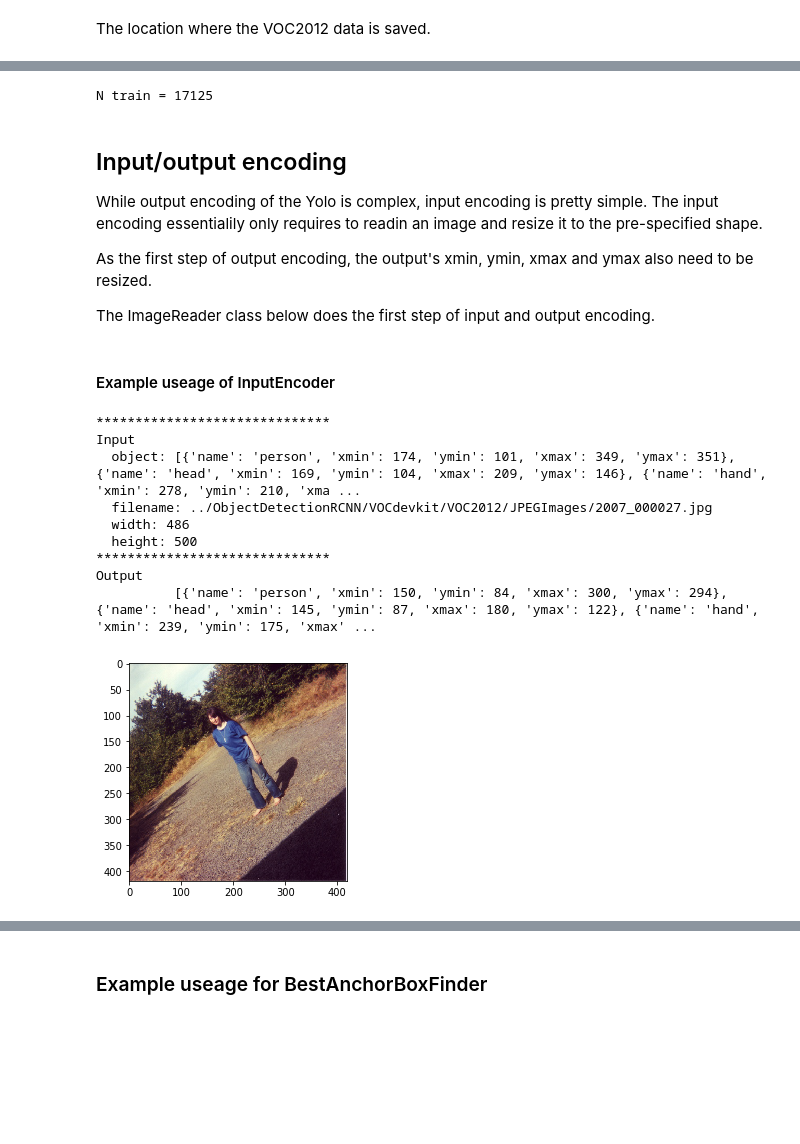
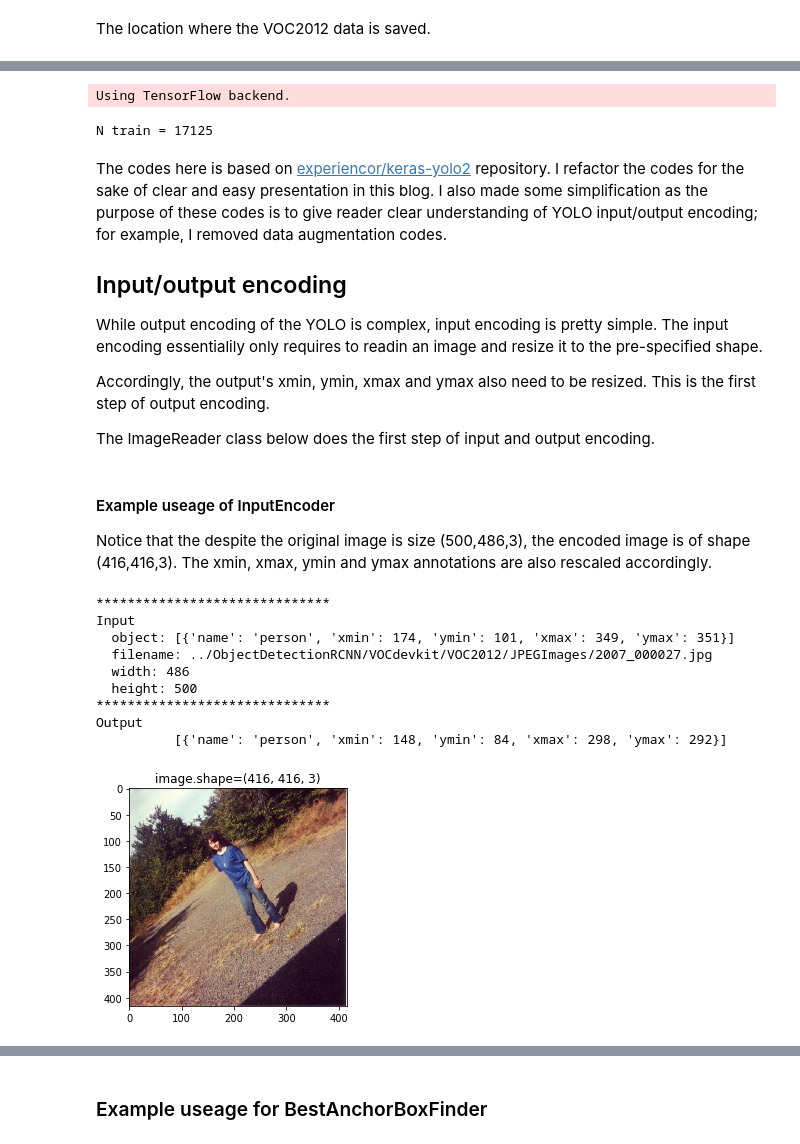
Before and after one commit to FairyOnIce/ObjectDetectionYolo, a Jupyter notebook: Part 2 Object Detection with Yolo using VOC 2014 data - input and output encoding.ipynb, the cells around one changed output, grey strips where cells are left out. Cells and saved outputs as stored; diff of their text form; code cells hidden in the pictures; blank space fills up the shorter version.

Commit message:
part 2 posts are ready, backend.py is updated accordingly

```diff
--- a/Part 2 Object Detection with Yolo using VOC 2014 data - input and output encoding.ipynb
+++ b/Part 2 Object Detection with Yolo using VOC 2014 data - input and output encoding.ipynb
@@ -39,3 +42,8 @@ LABELS = ['train',     'horse', 'car',  'chair',       'sofa',
+# %%
+LABELS = ['aeroplane',  'bicycle', 'bird',  'boat',      'bottle',
+          'bus',        'car',      'cat',  'chair',     'cow',
+          'diningtable','dog',    'horse',  'motorbike', 'person',
+          'pottedplant','sheep',  'sofa',   'train',   'tvmonitor']
 # %% [markdown]
 The location where the VOC2012 data is saved.
 # %%
@@ -52,22 +57,31 @@ from backend import parse_annotation
 # %%
+from backend import parse_annotation
+np.random.seed(10)
 train_image, seen_train_labels = parse_annotation(train_annot_folder,
                                                   train_image_folder,
                                                   labels=LABELS)
 print("N train = {}".format(len(train_image)))
 # %% [output]
-N train = 17125
+Using TensorFlow backend.
+N train = 17125
 # %% [markdown]
+The codes here is based on [experiencor/keras-yolo2](https://github.com/experiencor/keras-yolo2) repository. I refactor the codes for the sake of clear and easy presentation in this blog. I also made some simplification as the purpose of these codes is to give reader clear understanding of YOLO input/output encoding; for example, I removed data augmentation codes.
+
 ## Input/output encoding
-While output encoding of the Yolo is complex, input encoding is pretty simple.
+While output encoding of the YOLO is complex, input encoding is pretty simple.
 The input encoding essentialily only requires to readin an image and resize it to the pre-specified shape.
 
-As the first step of output encoding, the output's xmin, ymin, xmax and ymax also need to be resized.
+Accordingly, the output's xmin, ymin, xmax and ymax also need to be resized. This is the first step of output encoding.
 
 The ImageReader class below does the first step of input and output encoding.
 # %%
 import copy
 class ImageReader(object):
     def __init__(self,IMAGE_H,IMAGE_W):
+        '''
+        IMAGE_H : the height of the rescaled image, e.g., 416
+        IMAGE_W : the width of the rescaled image, e.g., 416
+        '''
         self.IMAGE_H = IMAGE_H
         self.IMAGE_W = IMAGE_W
 
@@ -118,32 +132,35 @@ class ImageReader(object):
                 obj[attr] = max(min(obj[attr], self.IMAGE_H), 0)
 
         return image, all_objs
-# %% [markdown]
-#### Example useage of InputEncoder
+# %% [markdown]
+#### Example useage of InputEncoder
+Notice that the despite the original image is size (500,486,3), the encoded image is of shape (416,416,3).
+The xmin, xmax, ymin and ymax annotations are also rescaled accordingly.
 # %%
 print("*"*30)
 print("Input")
 timage = train_image[0]
 for key, v in timage.items():
     print("  {}: {}".format(key,v))
 print("*"*30)
 print("Output")
-inputEncoder = ImageReader(IMAGE_H=419,IMAGE_W=419)
+inputEncoder = ImageReader(IMAGE_H=416,IMAGE_W=416)
 image, all_objs = inputEncoder.fit(timage)
 print("          {}".format(all_objs))
 plt.imshow(image)
+plt.title("image.shape={}".format(image.shape))
 plt.show()
 # %% [output]
 ******************************
 Input
-  object: [{'name': 'person', 'xmin': 174, 'ymin': 101, 'xmax': 349, 'ymax': 351}, {'name': 'head', 'xmin': 169, 'ymin': 104, 'xmax': 209, 'ymax': 146}, {'name': 'hand', 'xmin': 278, 'ymin': 210, 'xma ...
+  object: [{'name': 'person', 'xmin': 174, 'ymin': 101, 'xmax': 349, 'ymax': 351}]
   filename: ../ObjectDetectionRCNN/VOCdevkit/VOC2012/JPEGImages/2007_000027.jpg
   width: 486
   height: 500
 ******************************
 Output
-          [{'name': 'person', 'xmin': 150, 'ymin': 84, 'xmax': 300, 'ymax': 294}, {'name': 'head', 'xmin': 145, 'ymin': 87, 'xmax': 180, 'ymax': 122}, {'name': 'hand', 'xmin': 239, 'ymin': 175, 'xmax' ...
+          [{'name': 'person', 'xmin': 148, 'ymin': 84, 'xmax': 298, 'ymax': 292}]
-[figure, old version]
+[figure, new version]
 # %% [markdown]
 ## Output encoding 1:
 ### Assign each object to a ground truth anchor box
```
Also changed, not shown: parts of 36 cells of this notebook, 6 other files.
